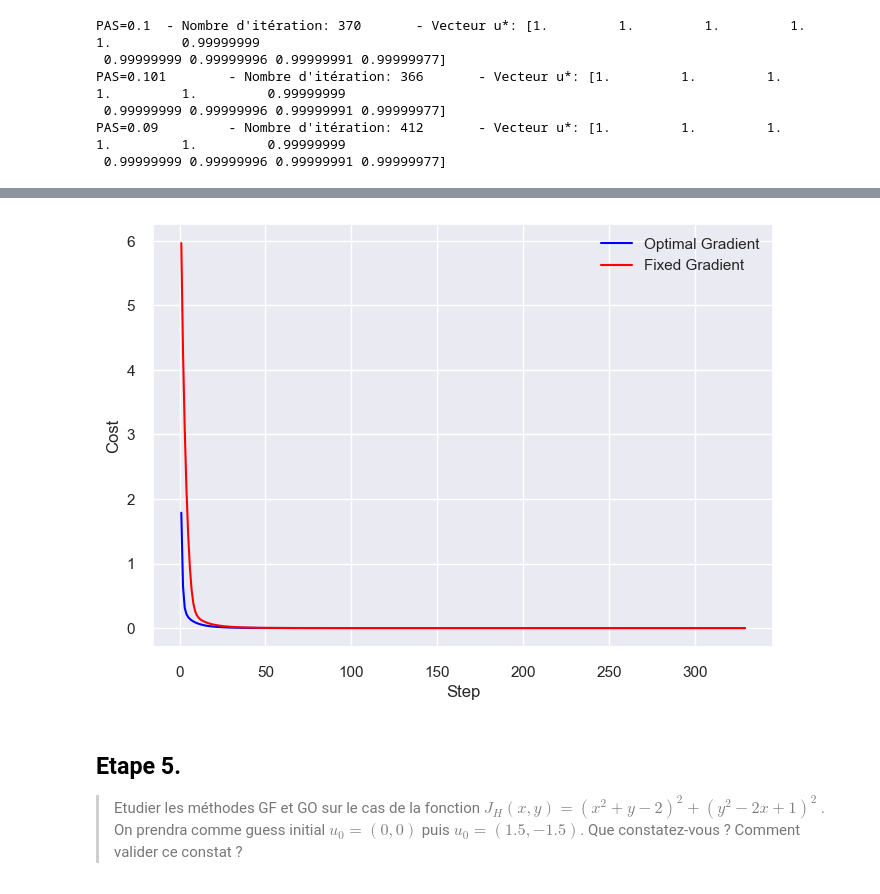
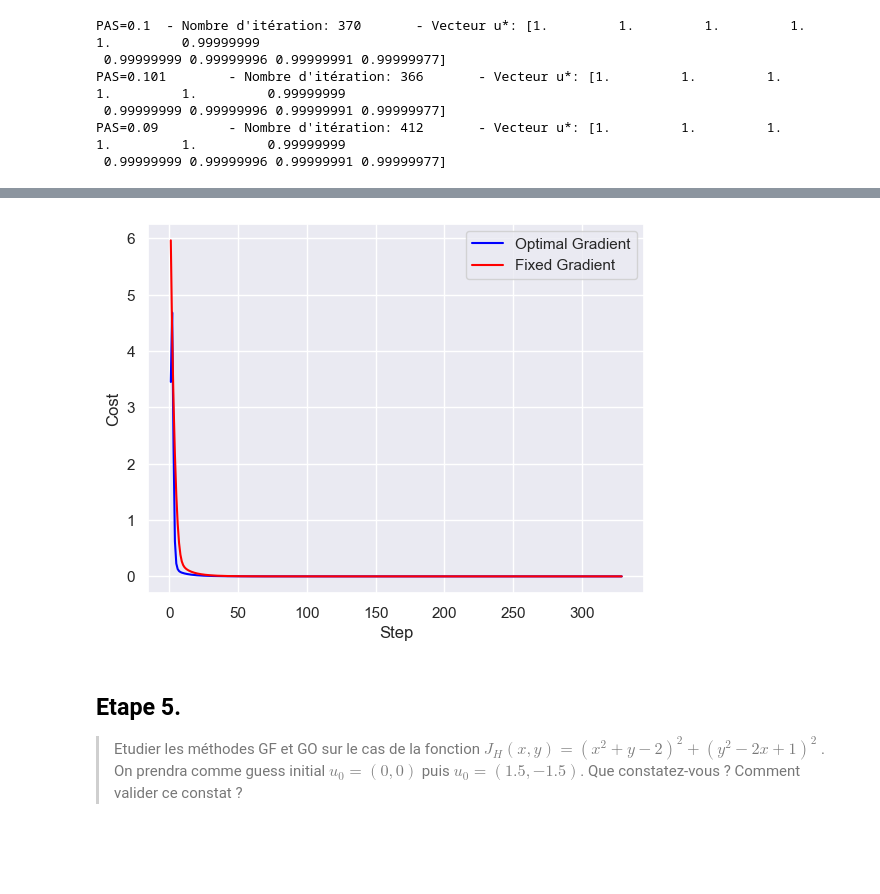
Before and after one commit to Genereux-akotenou/Simulation_And_Optimization, a Jupyter notebook: B-Optimization_Algorithm/TP1_OPT.ipynb, the cells around one changed output, grey strips where cells are left out. Drawn from its saved outputs; the diff is of its cells as text; code cells hidden in the pictures; blank space fills up the shorter version.

```diff
--- a/B-Optimization_Algorithm/TP1_OPT.ipynb
+++ b/B-Optimization_Algorithm/TP1_OPT.ipynb
@@ -277,7 +322,7 @@ def courbe_de_convergence():
     cost_opt = []
 
     # OPTIMAL
-    t = 0.1
+    t = 1
     u0 = np.zeros(N)
     k = 0
     u = u0
@@ -288,34 +333,34 @@ def courbe_de_convergence():
         t = PasOptimal(u, t)
         u = u - (t*grad)
         k += 1
         step.append(k)
         cost_opt.append(J(u)[0])
 
     # FIXE
     t = 0.1
     u0 = np.zeros(N)
     k = 0
     u = u0
     while True:
         grad = J(u)[1]
         if np.linalg.norm(grad) < eps or k == Kmax:
             break
         u = u - (t*grad)
         k += 1
         cost_fix.append(J(u)[0])
 
 
     # Plot
     plt.plot(step, cost_opt, color='blue', label='Optimal Gradient')
     plt.plot(step, cost_fix, color='red', label='Fixed Gradient')
     plt.xlabel('Step')
     plt.ylabel('Cost')
     plt.legend()
     plt.show()
 
 courbe_de_convergence()
 # %% [output]
-[figure, old version]
+[figure, new version]
 # %% [markdown]
 ## Etape 5.
 > Etudier les méthodes GF et GO sur le cas de la fonction $J_H (x, y) = (x^2 +y−2)^2 +(y^2 −2x+1)^2$ . On prendra comme guess initial $u_0 = (0, 0)$ puis $u_0 = (1.5, −1.5)$. Que constatez-vous ? Comment valider ce constat ?
```
Also changed, not shown: parts of 11 cells of this notebook.
